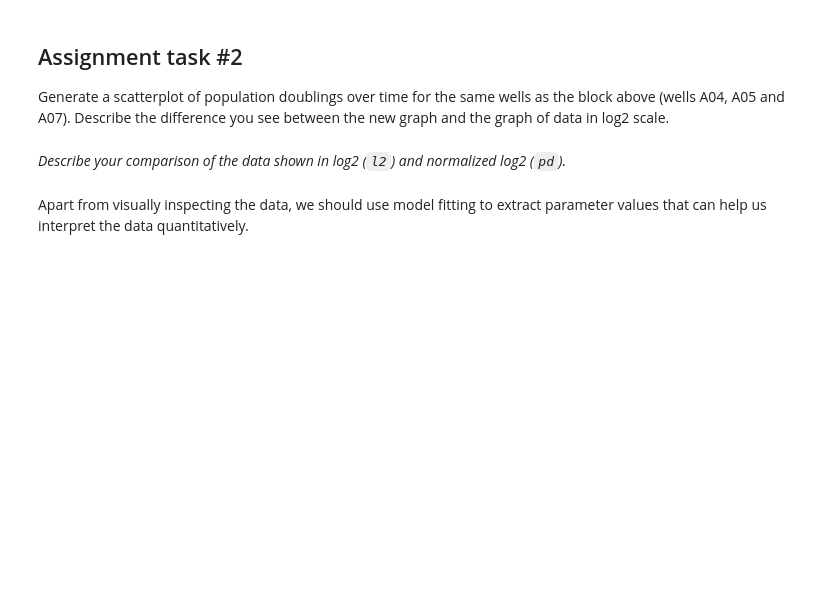
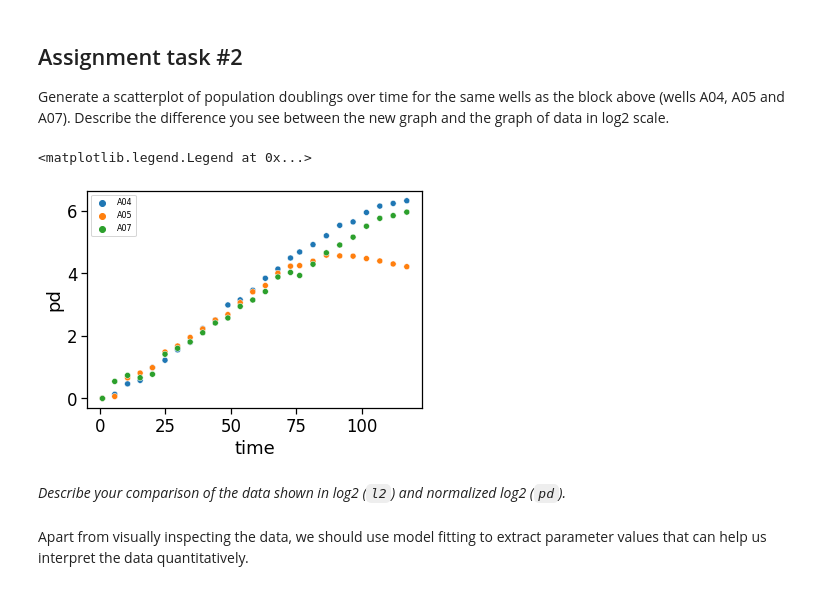
Before and after one commit to VU-CSP/popgrowth_assignment-docdirt, a Jupyter notebook: PopGrowthLecture_assignment_DRT.ipynb, the cells around one changed output. Drawn from its saved outputs; the diff is of its cells as text; code cells hidden in the pictures; blank space fills up the shorter version.

```diff
--- a/PopGrowthLecture_assignment_DRT.ipynb
+++ b/PopGrowthLecture_assignment_DRT.ipynb
@@ -240,6 +266,11 @@ plt.legend(loc='upper left', fontsize='8')
 Generate a scatterplot of population doublings over time for the same wells as the block above (wells A04, A05 and A07). Describe the difference you see between the new graph and the graph of data in log2 scale.
 # %%
 # Add your code for scatterplot of population doublings here
+sns.scatterplot(data=dtp, x="time", y="pd", hue="well")
+plt.legend(loc='upper left', fontsize='8')
+# %% [output]
+<matplotlib.legend.Legend at 0x...>
+[figure, added]
 # %% [markdown]
 *Describe your comparison of the data shown in log2 (`l2`) and normalized log2 (`pd`).*
 # %% [markdown]
```
Also changed, not shown: parts of 23 cells of this notebook.
